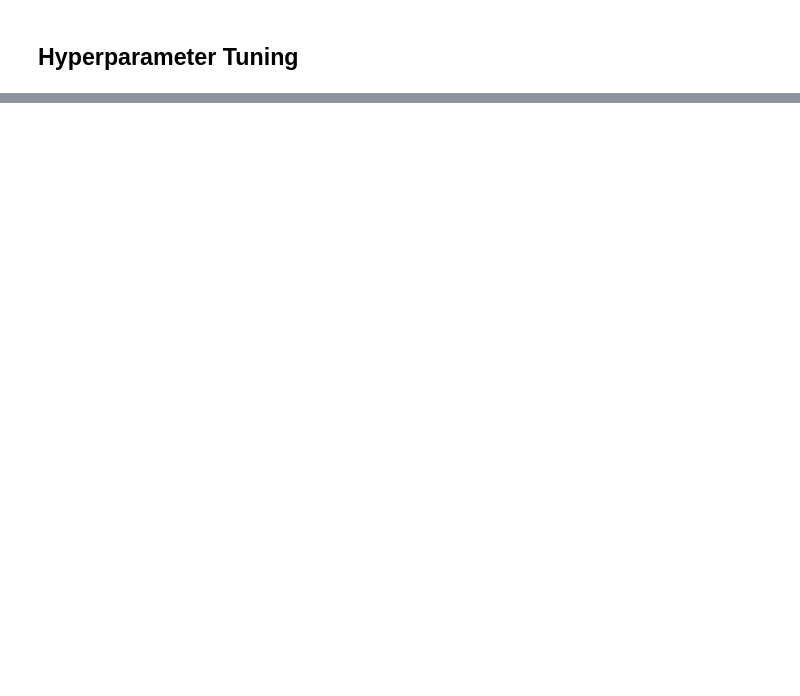
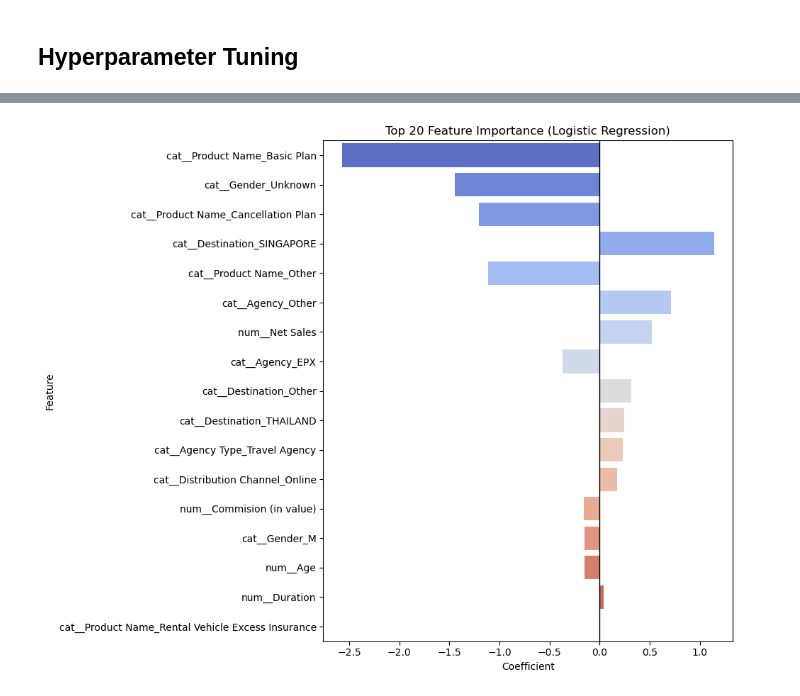
Before and after one commit to MisterHertz/Travel-Insurance, a Jupyter notebook: Travel Insurance.ipynb, the cells around one changed output, grey strips where cells are left out. Cells and saved outputs as stored; diff of their text form; code cells hidden in the pictures; blank space fills up the shorter version.

```diff
--- a/Travel Insurance.ipynb
+++ b/Travel Insurance.ipynb
@@ -620,0 +761,5 @@ display(df_results.sort_values(by="ROC-AUC", ascending=False))
+# %%
+best_models = {
+    "Logistic Regression": LogisticRegression(),
+    "XGBoost": XGBClassifier(),
+}
@@ -799,0 +1133,24 @@ Fitting 2 folds for each of 3 candidates, totalling 6 fits
+# %%
+
+# Get feature names from the preprocessor
+all_features = pipeline_baseline.named_steps['preprocessor'].get_feature_names_out()
+
+# Manually drop the same high-VIF features
+high_vif_features = [
+    'cat__Nacionality_Portuguese',
+    'cat__Marital status_single',
+    'robust__Curricular units 1st sem (enrolled)',
+    'robust__Curricular units 2nd sem (enrolled)'
+]
+reduced_features = [f for f in all_features if f not in high_vif_features]
+
+# Get coefficients
+coefficients = pipeline_baseline.named_steps['model'].coef_[0]
+
+# Build feature importance DataFrame
+feature_importance = pd.DataFrame({
+    'Feature': reduced_features,
+    'Coefficient': coefficients
+}).sort_values(by='Coefficient', key=lambda x: abs(x), ascending=False)
+
+print(feature_importance.head(20))
@@ -799,0 +1176,16 @@ Fitting 2 folds for each of 3 candidates, totalling 6 fits
+# %%
+
+# Plot top 20 features only
+top_features = feature_importance.head(20)
+
+plt.figure(figsize=(10, 8))
+sns.barplot(data=top_features, x='Coefficient', y='Feature', palette='coolwarm')
+plt.title('Top 20 Feature Importance (Logistic Regression)')
+plt.axvline(0, color='black', linewidth=1)
+plt.xlabel('Coefficient')
+plt.ylabel('Feature')
+plt.tight_layout()
+plt.sa
+plt.show()
+# %% [output]
+[figure, added]
```
Also changed, not shown: parts of 54 cells of this notebook.
